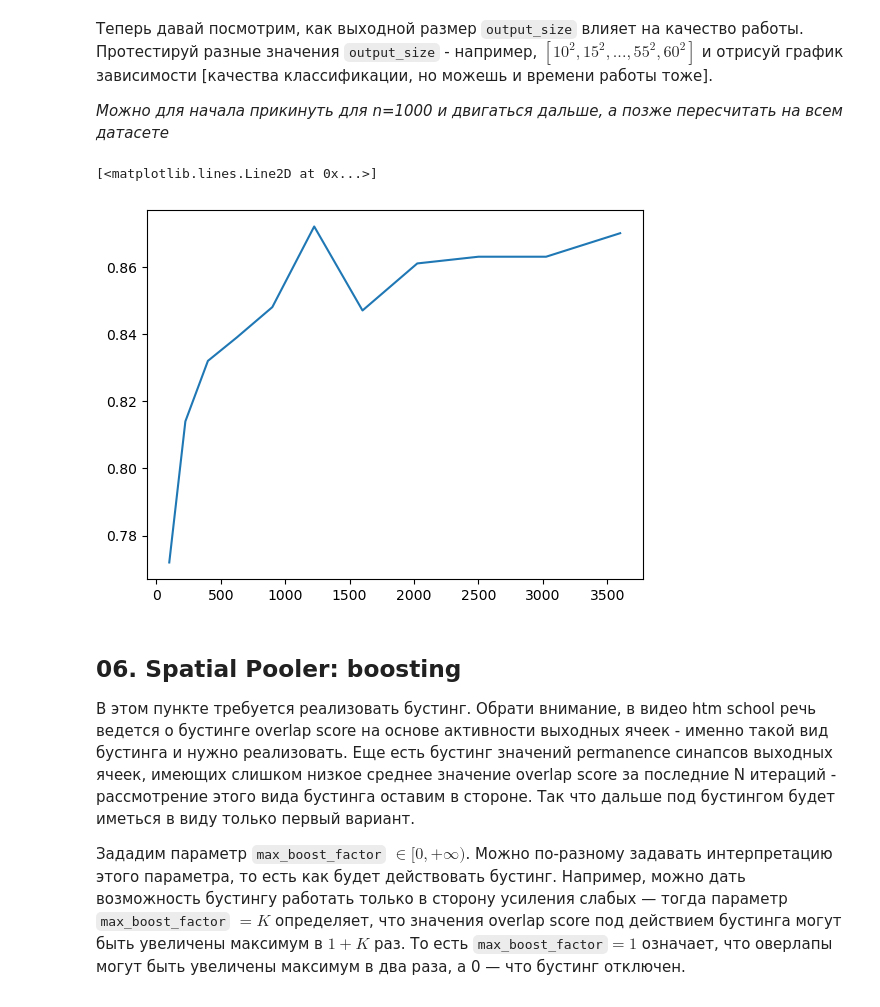
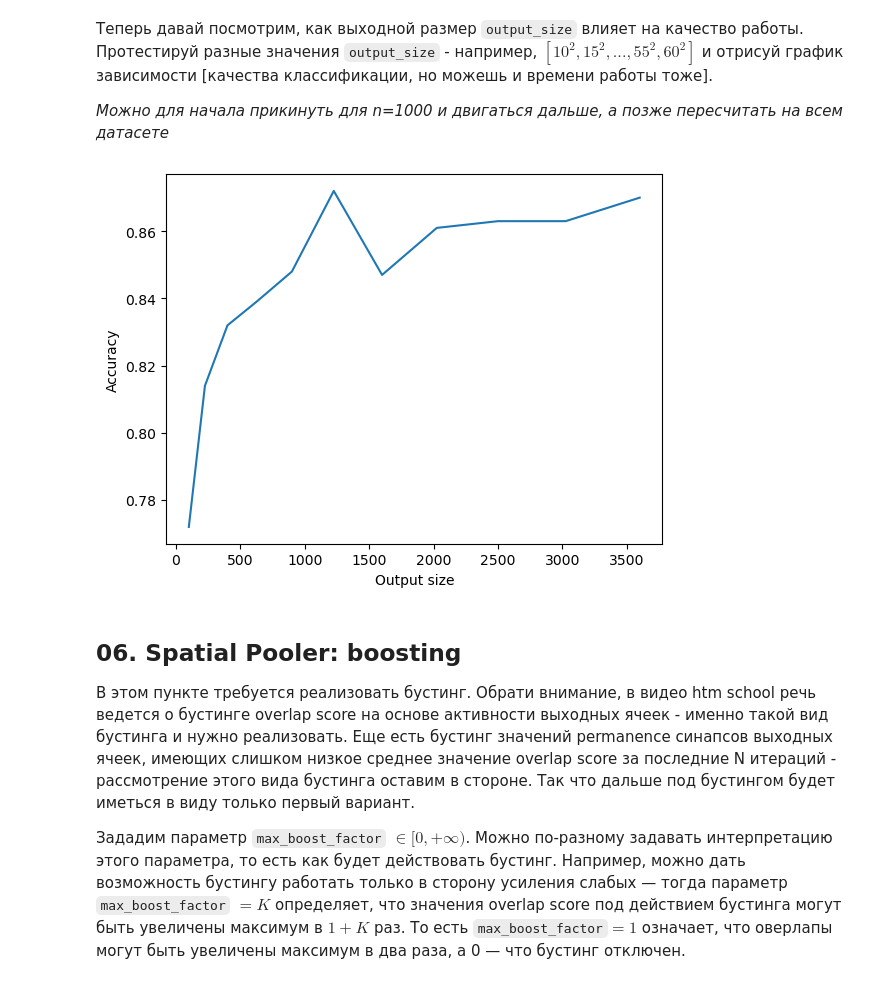
Before and after one commit to GurevichPE/cds_internship_tasks_sp, a Jupyter notebook: sp.ipynb, the cells around one changed output. Saved outputs shown, nothing was run; the diff lists cells and outputs as text; code cells hidden in the pictures.

```diff
--- a/sp.ipynb
+++ b/sp.ipynb
@@ -293,18 +293,18 @@ class LearnableSpatialPooler:
         '''
 
         # TODO: compute and learn
-        active_input_mask = self.permanences > self.permanence_threshold
+        active_input_mask = (self.permanences > self.permanence_threshold).astype(np.int8)
         p_plus, p_minus = self.synapse_permanence_deltas
-        overlaps = []
 
+        overlaps = np.sum(dense_sdr[self.connect_inds] * active_input_mask, axis=1)
+#         overlaps = []
+#         for i in range(len(self.connect_inds)):
+#             active_inds = self.connect_inds[i][active_input_mask[i]]
+#             active_input = dense_sdr[active_inds]
+#             overlap = np.sum(active_input)
+#             overlaps.append(overlap)
 
-        for i in range(len(self.connect_inds)):
-            active_inds = self.connect_inds[i][active_input_mask[i]]
-            active_input = dense_sdr[active_inds]
-            overlap = np.sum(active_input)
-            overlaps.append(overlap)
-
-        overlaps    = np.array(overlaps)
+        #overlaps    = np.array(overlaps)
         activated_cols = np.argsort(overlaps)[::-1][:self.k]
         self.being_activated.extend(activated_cols.tolist())
 
@@ -480,7 +496,7 @@ _Можно для начала прикинуть для n=1000 и двигат
 # %%
 n = 1000
 out_sizes = np.arange(10, 61, 5) ** 2
-results = []
+noboost_results = []
 x_tr, y_tr = train_images[:n], train_labels[:n]
 x_tst, y_tst = test_images[:n], test_labels[:n]
 
@@ -496,13 +512,14 @@ for out_size in out_sizes:
     )
     sp.reset_statistics()
     res = test_classification_with_sp(x_tr, y_tr, x_tst, y_tst, sp)
-    results.append(res)
+    noboost_results.append(res)
     clear_output()
-# %%
-plt.plot(out_sizes, results)
-# %% [output]
-[<matplotlib.lines.Line2D at 0x...>]
-[figure, removed]
+# %%
+plt.plot(out_sizes, noboost_results)
+plt.xlabel("Output size")
+plt.ylabel("Accuracy");
+# %% [output]
+[figure, added]
 # %% [markdown]
 ## 06. Spatial Pooler: boosting
 
```
Also changed, not shown: parts of 11 cells of this notebook.
